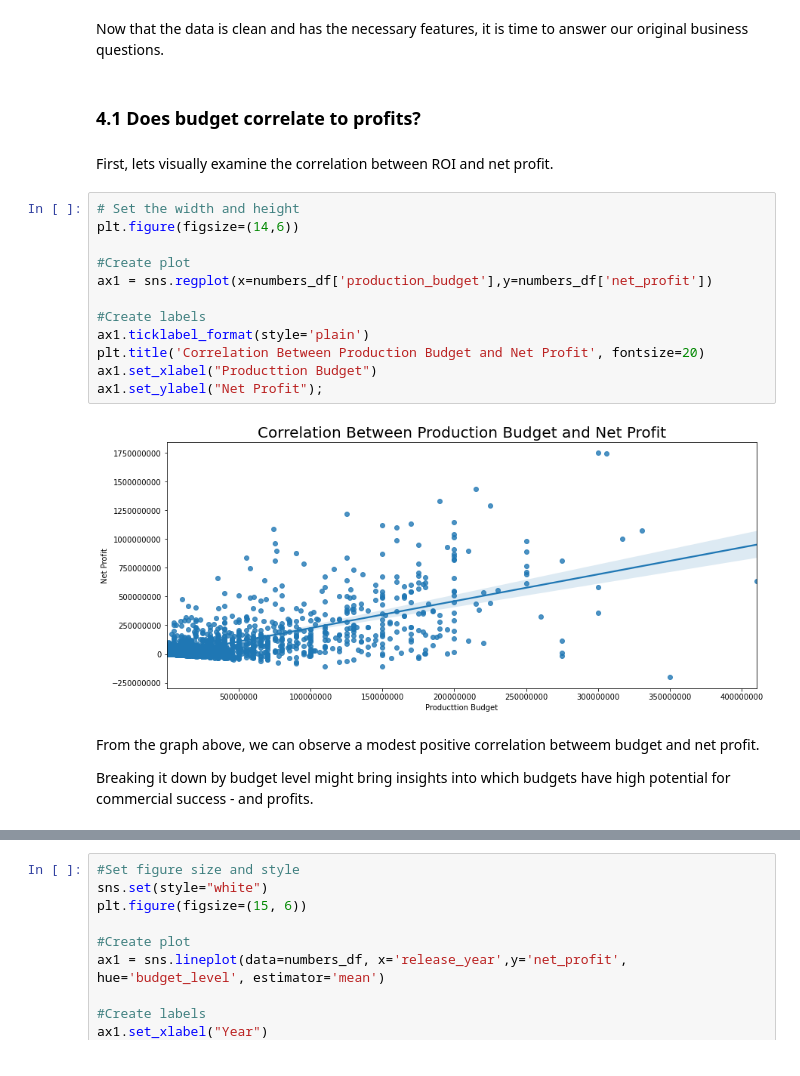
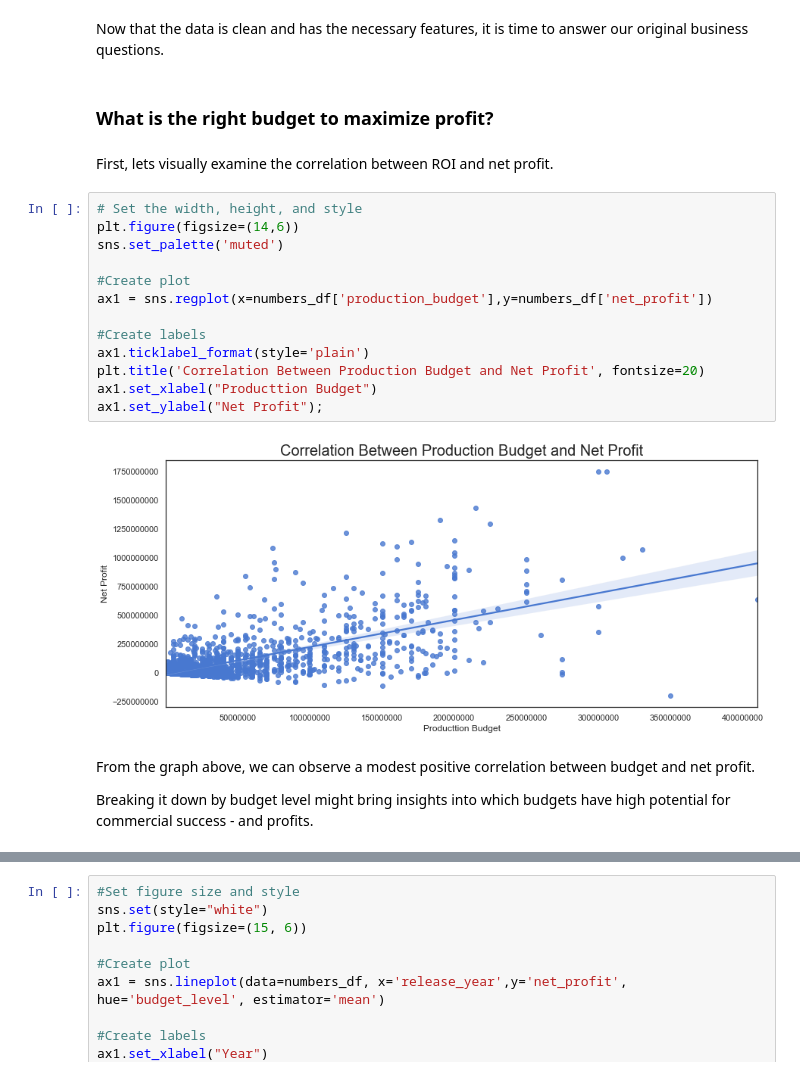
Before and after one commit to valentinav21/microsoft-movie-analysis, a Jupyter notebook: notebook.ipynb, the cells around one changed output, grey strips where cells are left out. Drawn from its saved outputs; the diff is of its cells as text.

```diff
--- a/notebook.ipynb
+++ b/notebook.ipynb
@@ -643,26 +677,27 @@ memory usage: 17.9+ KB
 ## Exploratory Data Analysis
 # %% [markdown]
 Now that the data is clean and has the necessary features, it is time to answer our original business questions.
-# %% [markdown]
-### 4.1 Does budget correlate to profits?
+# %% [markdown]
+### What is the right budget to maximize profit?
 # %% [markdown]
 First, lets visually examine the correlation between ROI and net profit.
 # %%
-# Set the width and height
+# Set the width, height, and style
 plt.figure(figsize=(14,6))
+sns.set_palette('muted')
 
 #Create plot
 ax1 = sns.regplot(x=numbers_df['production_budget'],y=numbers_df['net_profit'])
 
 #Create labels
 ax1.ticklabel_format(style='plain')
 plt.title('Correlation Between Production Budget and Net Profit', fontsize=20)
 ax1.set_xlabel("Producttion Budget")
 ax1.set_ylabel("Net Profit");
 # %% [output]
-[figure, old version]
+[figure, new version]
 # %% [markdown]
-From the graph above, we can observe a modest positive correlation betweem budget and net profit.
+From the graph above, we can observe a modest positive correlation between budget and net profit.
 
 Breaking it down by budget level might bring insights into which budgets have high potential for commercial success - and profits.
 # %%
```
Also changed, not shown: parts of 30 cells of this notebook, 15 other files.
